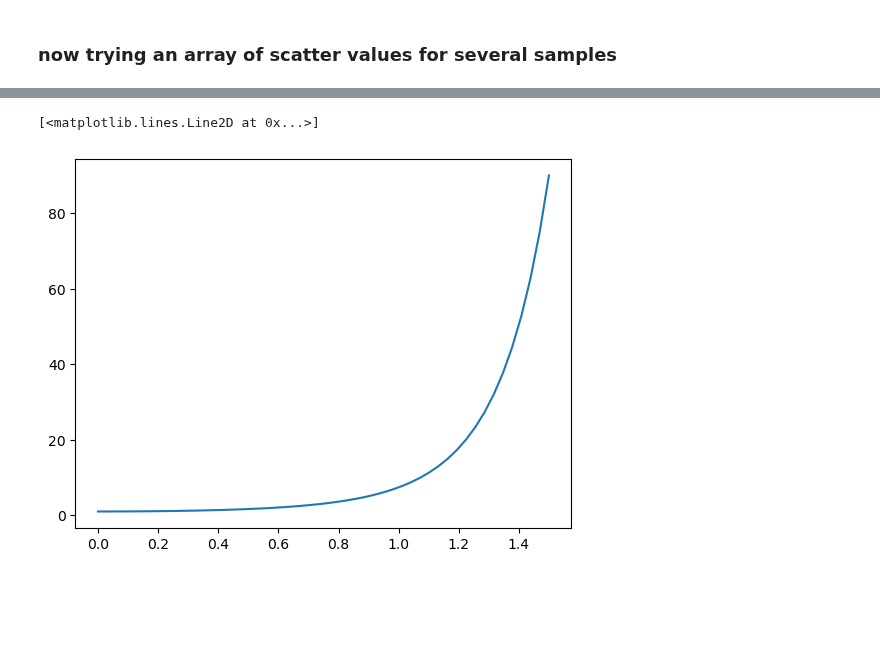
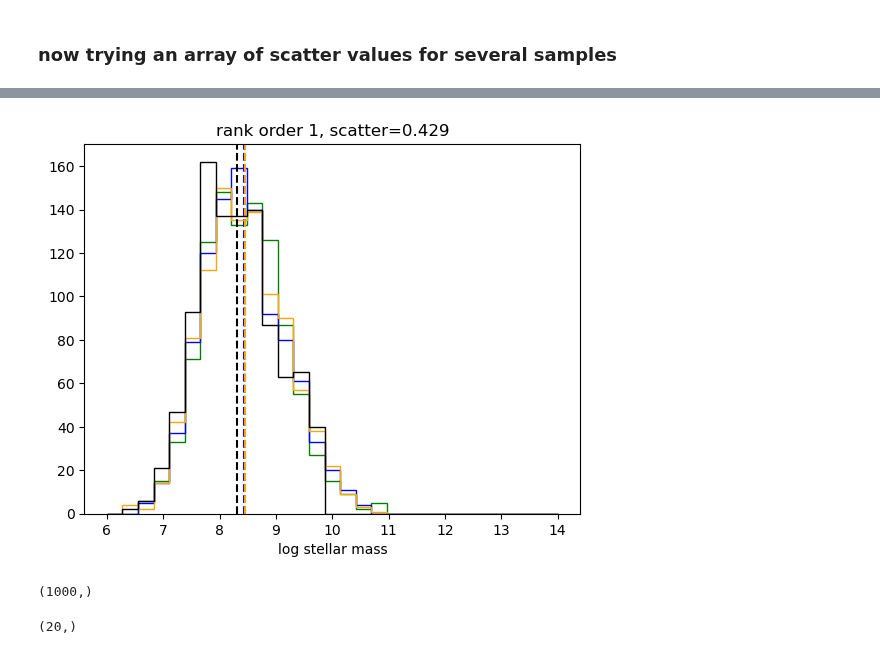
Before and after one commit to jsmonzon/SatGen, a Jupyter notebook: notebooks/rank_ordered.ipynb, the cells around one changed output, grey strips where cells are left out. Drawn from its saved outputs; the diff is of its cells as text; code cells hidden in the pictures; blank space fills up the shorter version.

```diff
--- a/notebooks/rank_ordered.ipynb
+++ b/notebooks/rank_ordered.ipynb
@@ -253,5 +73,46 @@ plt.plot(sigma, avemass(0, sigma))
-# %%
-plt.plot(sigma, varmass(0, sigma))
-# %% [output]
-[<matplotlib.lines.Line2D at 0x...>]
-[figure, removed]
+# %%
+mat = np.zeros(shape=(scatter_pix, Mh.shape[0], N_samples, Mh.shape[1]))
+
+for i, dex in enumerate(scatter_range):
+    mat[i] = galhalo.lgMs_D22_dex(Mh, dex, N_samples)
+# %%
+new_mat = np.zeros(shape=(scatter_pix, N_samples, 2, Mh.shape[1]))
+
+for i in range(scatter_pix):
+    for j in range(N_samples):
+        _, sorted = mass_rank(mat[i,:,j,:])
+        ave = np.mean(sorted, axis=0) #some standard statistics
+        std = np.std(sorted, axis=0)
+        new_mat[i,j] = np.array([ave, std])
+# %%
+binz = np.linspace(6,14,30)
+# %%
+i = 4 # dex
+j = 0 # rank
+_, ranked_test1 = mass_rank(mat[i,:,100,:])
+
+_, ranked_test2 = mass_rank(mat[i,:,200,:])
+
+_, ranked_test3 = mass_rank(mat[i,:,300,:])
+# %%
+plt.title("rank order "+str(j+1)+", scatter="+str(scatter_range[i]))
+plt.hist(ranked_test1[:,j], bins=binz, color="green", histtype=u'step')
+plt.axvline(new_mat[i,100,0,j], color="green", ls="--")
+
+plt.hist(ranked_test2[:,j], bins=binz, color="blue", histtype=u'step')
+plt.axvline(new_mat[i,200,0,j], color="blue", ls="--")
+
+plt.hist(ranked_test3[:,j], bins=binz, color="orange", histtype=u'step')
+plt.axvline(new_mat[i,300,0,j], color="orange", ls="--")
+
+plt.hist(sort_det[:,j], bins=binz, color="black", histtype=u'step')
+plt.axvline(det_ave[j], color="black", ls="--")
+
+plt.xlabel("log stellar mass")
+plt.show()
+# %% [output]
+[figure, added]
+# %%
+ranked_test1[:,0].shape
+# %% [output]
+(1000,)
@@ -257,0 +124,4 @@ plt.plot(sigma, varmass(0, sigma))
+# %%
+relevant_samp[2,0].shape
+# %% [output]
+(20,)
```
Also changed, not shown: parts of 42 cells of this notebook, 11 other files.
